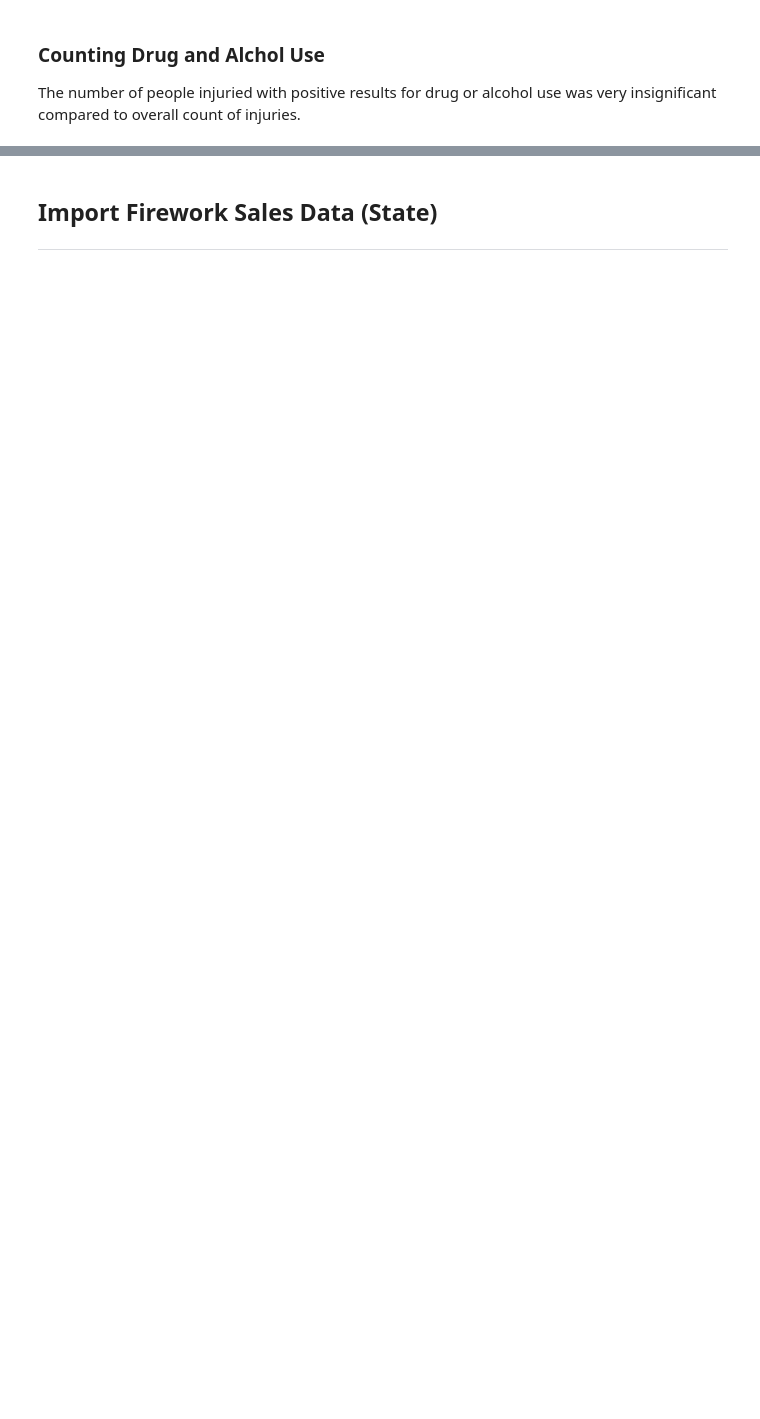
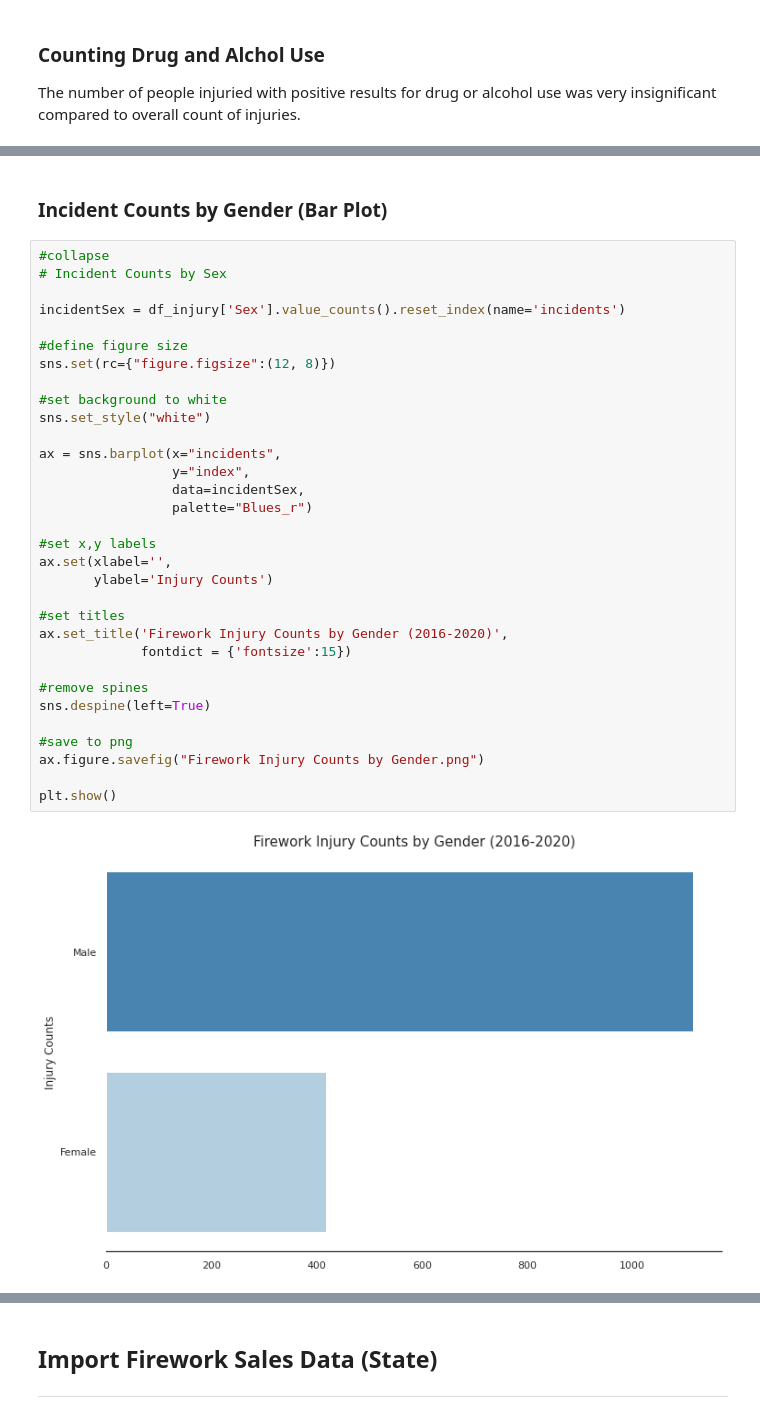
Before and after one commit to drusho/Analysis_of_US_Firework_Sales_and_Injuries, a Jupyter notebook: notebooks/Analysis_of_US_Firework_Sales_and_Injuries.ipynb, the cells around one changed output, grey strips where cells are left out. Saved outputs shown, nothing was run; the diff lists cells and outputs as text; blank space fills up the shorter version.

```diff
--- a/notebooks/Analysis_of_US_Firework_Sales_and_Injuries.ipynb
+++ b/notebooks/Analysis_of_US_Firework_Sales_and_Injuries.ipynb
@@ -524,0 +359,36 @@ plt.show()
+# %% [markdown]
+### Incident Counts by Gender (Bar Plot)
+# %%
+#collapse
+# Incident Counts by Sex
+
+incidentSex = df_injury['Sex'].value_counts().reset_index(name='incidents')
+
+#define figure size
+sns.set(rc={"figure.figsize":(12, 8)})
+
+#set background to white
+sns.set_style("white")
+
+ax = sns.barplot(x="incidents",
+                 y="index",
+                 data=incidentSex,
+                 palette="Blues_r")
+
+#set x,y labels
+ax.set(xlabel='',
+       ylabel='Injury Counts')
+
+#set titles
+ax.set_title('Firework Injury Counts by Gender (2016-2020)',
+             fontdict = {'fontsize':15})
+
+#remove spines
+sns.despine(left=True)
+
+#save to png
+ax.figure.savefig("Firework Injury Counts by Gender.png")
+
+plt.show()
+# %% [output]
+[figure, added]
```
Also changed, not shown: parts of 113 cells of this notebook.
